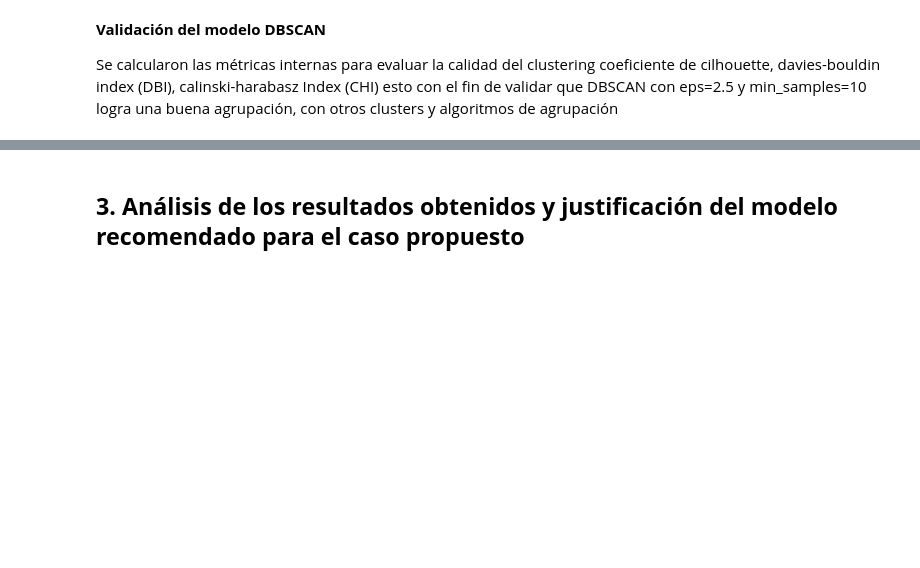
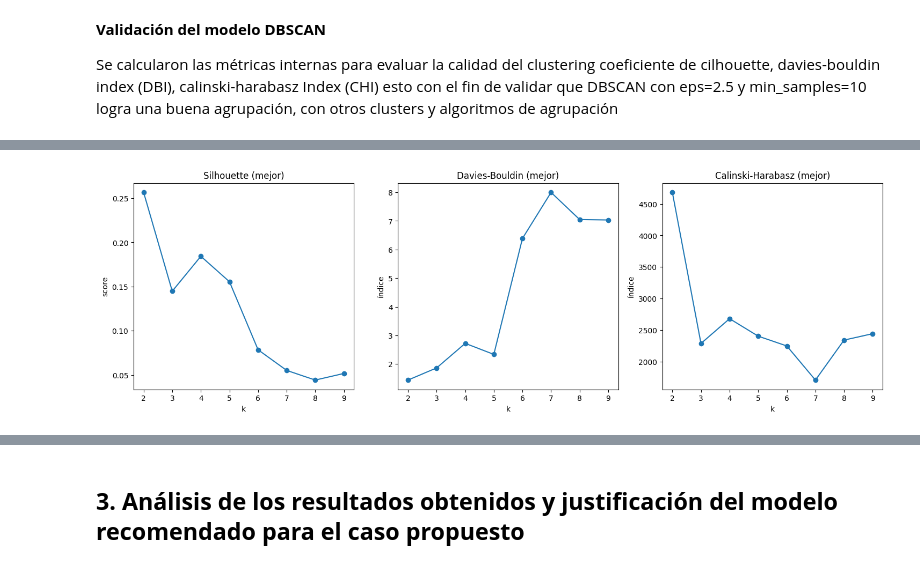
Before and after one commit to scabrac24/LAB_2_Inteligencia_de_Negocios, a Jupyter notebook: Laboratorio_2_BI.ipynb, the cells around one changed output, grey strips where cells are left out. Saved outputs shown, nothing was run; the diff lists cells and outputs as text; code cells hidden in the pictures; blank space fills up the shorter version.

```diff
--- a/Laboratorio_2_BI.ipynb
+++ b/Laboratorio_2_BI.ipynb
@@ -943,0 +880,84 @@ print(f"Calinski-Harabasz Index (mejor): {chi_gmm:.3f}")
+# %%
+# === GMM con métricas Silhouette / Davies-Bouldin / Calinski-Harabasz ===
+import numpy as np
+import pandas as pd
+import matplotlib.pyplot as plt
+from sklearn.mixture import GaussianMixture
+from sklearn.metrics import silhouette_score, davies_bouldin_score, calinski_harabasz_score
+from sklearn.preprocessing import StandardScaler, OneHotEncoder
+from sklearn.impute import SimpleImputer
+from sklearn.compose import ColumnTransformer
+from sklearn.pipeline import Pipeline
+
+# 0) Resolver X procesado desde lo que haya en memoria (o reconstruir)
+X, src = None, None
+
+if 'X_processed' in globals():
+    X, src = X_processed, 'X_processed'
+elif 'df_processed' in globals():
+    X, src = np.asarray(df_processed.drop(columns=['cluster_gmm'], errors='ignore')), 'df_processed'
+elif 'df_procesado' in globals():
+    X, src = np.asarray(df_procesado.drop(columns=['cluster_gmm'], errors='ignore')), 'df_procesado'
+elif 'preprocessor' in globals() and 'df' in globals():
+    # usamos tu preprocessor ya definido
+    cols = []
+    if 'num_cols' in globals() and 'cat_cols' in globals():
+        cols = list(num_cols) + list(cat_cols)
+    else:
+        num_cols = df.select_dtypes(include=['float64','int64']).columns.tolist()
+        cat_cols = df.select_dtypes(include=['object','category']).columns.tolist()
+        cols = num_cols + cat_cols
+    X, src = preprocessor.fit_transform(df[cols]), 'preprocessor.fit_transform(df[cols])'
+elif 'df' in globals():
+    # reconstruimos un preprocesador mínimo al vuelo
+    num_cols = df.select_dtypes(include=['float64','int64']).columns.tolist()
+    cat_cols = df.select_dtypes(include=['object','category']).columns.tolist()
+    pre = ColumnTransformer([
+        ('num', Pipeline([('imp', SimpleImputer(strategy='median')), ('sc', StandardScaler())]), num_cols),
+        ('cat', Pipeline([('imp', SimpleImputer(strategy='most_frequent')),
+                          ('ohe', OneHotEncoder(handle_unknown='ignore'))]), cat_cols)
+    ])
+    X, src = pre.fit_transform(df), 'ColumnTransformer (rápido)'
+else:
+    raise NameError("No encuentro datos. Define primero df/X_processed/df_processed/df_procesado.")
+
+# densificar si viene sparse
+if hasattr(X, 'toarray'):
+    X = X.toarray()
+
+print(f"Usando como X: {src} | shape={X.shape}")
+assert np.isfinite(X).all(), "X contiene NaN o Inf; revisa el preprocesamiento."
+
+# 1) Evaluar k con métricas internas
+K = range(2, 10)
+rows = []
+for k in K:
+    gmm = GaussianMixture(n_components=k, covariance_type='full', random_state=42)
+    labels = gmm.fit_predict(X)
+    rows.append({
+        'k': k,
+        'Silhouette': silhouette_score(X, labels),
+        'Davies-Bouldin': davies_bouldin_score(X, labels),
+        'Calinski-Harabasz': calinski_harabasz_score(X, labels),
+    })
+
+metrics_df = pd.DataFrame(rows)
+print(metrics_df)
+
+# 2) Gráficas
+fig, ax = plt.subplots(1, 3, figsize=(18, 5))
+
+ax[0].plot(metrics_df['k'], metrics_df['Silhouette'], 'o-')
+ax[0].set_title('Silhouette (mejor)')
+ax[0].set_xlabel('k'); ax[0].set_ylabel('score')
+
+ax[1].plot(metrics_df['k'], metrics_df['Davies-Bouldin'], 'o-')
+ax[1].set_title('Davies-Bouldin (mejor)')
+ax[1].set_xlabel('k'); ax[1].set_ylabel('índice')
+
+ax[2].plot(metrics_df['k'], metrics_df['Calinski-Harabasz'], 'o-')
+ax[2].set_title('Calinski-Harabasz (mejor)')
+ax[2].set_xlabel('k'); ax[2].set_ylabel('índice')
+
+plt.show()
+# %% [output]
@@ -943,0 +974 @@ print(f"Calinski-Harabasz Index (mejor): {chi_gmm:.3f}")
+[figure, added]
```
Also changed, not shown: parts of 9 cells of this notebook.
